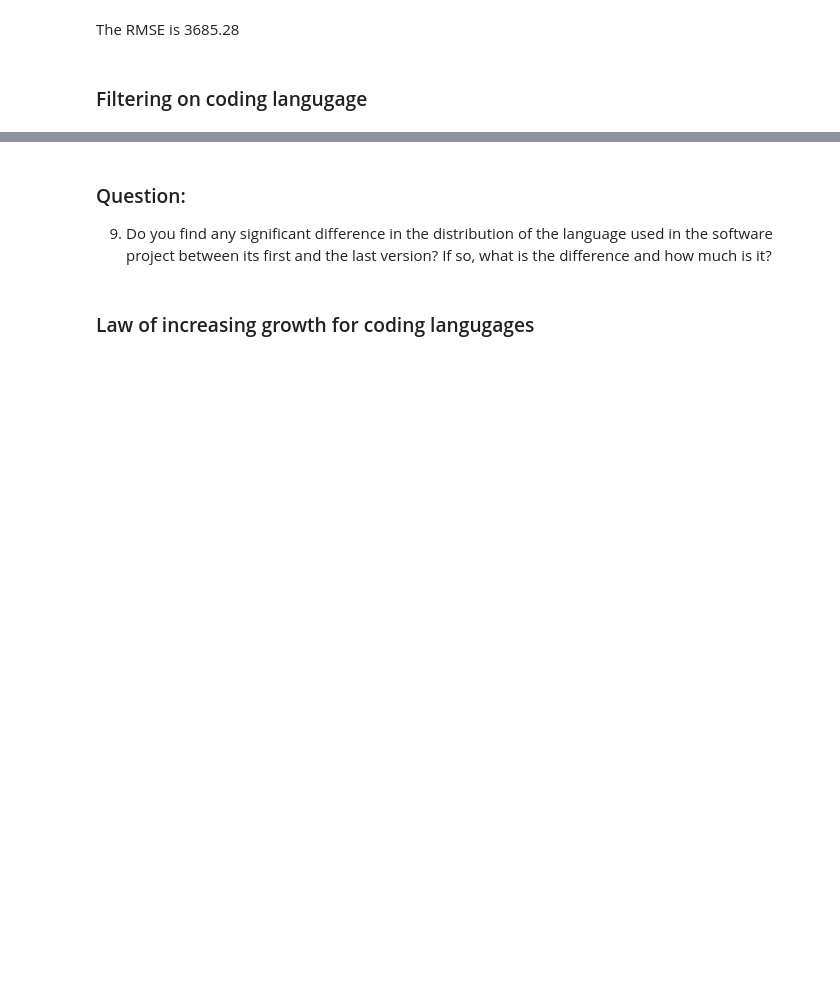
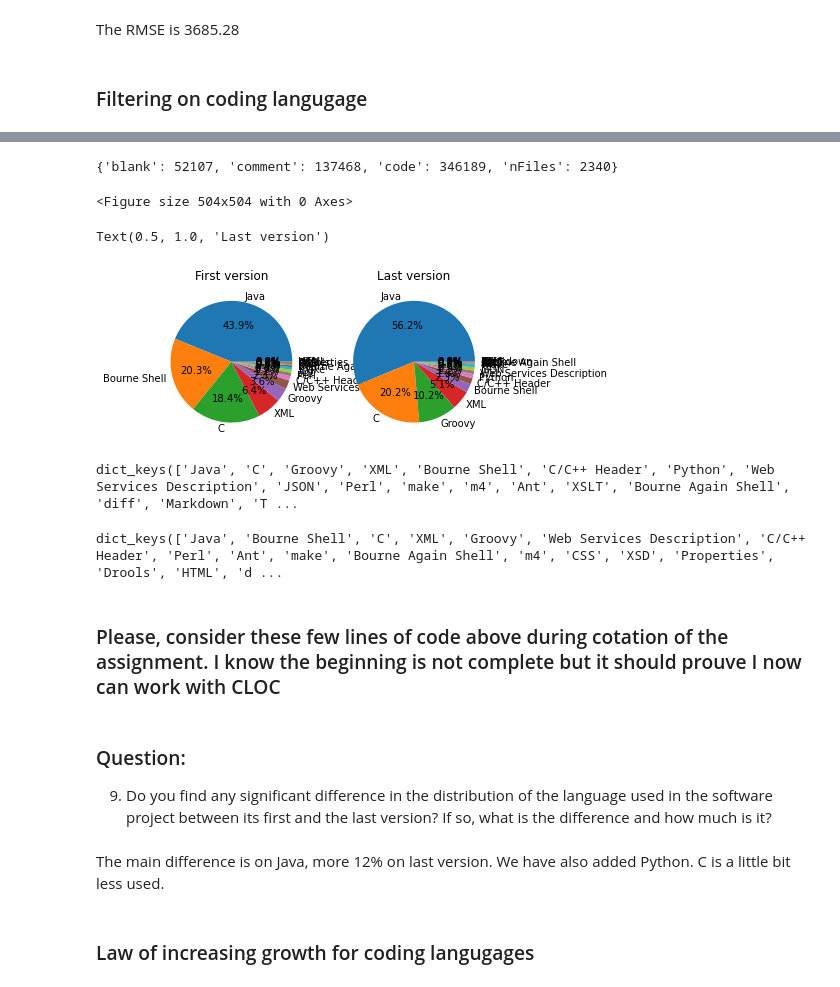
Before and after one commit to UmonsVDA/Software_evolution_TP2_2023, a Jupyter notebook: TP2_section2.ipynb, the cells around one changed output, grey strips where cells are left out. Saved outputs shown, nothing was run; the diff lists cells and outputs as text; code cells hidden in the pictures; blank space fills up the shorter version.

```diff
--- a/TP2_section2.ipynb
+++ b/TP2_section2.ipynb
@@ -73,5 +75,11 @@ process = subprocess.Popen(command, stdout=subprocess.PIPE, shell=True)
 command = f'cloc --git --json {eucalyptus_project_path}'
 process = subprocess.Popen(command, stdout=subprocess.PIPE, shell=True)
 process
+
+data = ""
+data+=process.stdout.read().decode("utf-8")
+
+data = json.loads(data)
+data
 # %% [output]
 <subprocess.Popen at 0x...>
@@ -346,5 +365,52 @@ Consider the prominent langugages used in this software project and plot the dis
+# %%
+# Your plotting code here
+plt.figure(figsize=(7,7))
+data_first_version_copy = data_first_version.copy()
+data_first_version_copy.pop('header')
+data_first_version_copy.pop('SUM')
+
+
+data_last_version_copy = data_last_version.copy()
+data_last_version_copy.pop('header')
+data_last_version_copy.pop('SUM')
+# %% [output]
+{'blank': 52107, 'comment': 137468, 'code': 346189, 'nFiles': 2340}
+<Figure size 504x504 with 0 Axes>
+# %%
+keys_first = data_first_version_copy.keys()
+for key in keys_first:
+    data_first_version_copy[key] = data_first_version_copy[key]['code']
+# %%
+keys_last = data_last_version_copy.keys()
+for key in keys_last:
+    data_last_version_copy[key] = data_last_version_copy[key]['code']
+# %%
+# plot pie chart for first version
+plt.subplot(1,2,1)
+plt.pie(data_first_version_copy.values(),labels=data_first_version_copy.keys(),autopct='%1.1f%%')
+plt.title('First version')
+
+# plot pie chart for last version
+plt.subplot(1,2,2)
+plt.pie(data_last_version_copy.values(),labels=data_last_version_copy.keys(),autopct='%1.1f%%')
+plt.title('Last version')
+# %% [output]
+Text(0.5, 1.0, 'Last version')
+[figure, added]
+# %%
+data_last_version_copy.keys()
+# %% [output]
+dict_keys(['Java', 'C', 'Groovy', 'XML', 'Bourne Shell', 'C/C++ Header', 'Python', 'Web Services Description', 'JSON', 'Perl', 'make', 'm4', 'Ant', 'XSLT', 'Bourne Again Shell', 'diff', 'Markdown', 'T ...
+# %%
+data_first_version_copy.keys()
+# %% [output]
+dict_keys(['Java', 'Bourne Shell', 'C', 'XML', 'Groovy', 'Web Services Description', 'C/C++ Header', 'Perl', 'Ant', 'make', 'Bourne Again Shell', 'm4', 'CSS', 'XSD', 'Properties', 'Drools', 'HTML', 'd ...
+# %% [markdown]
+### Please, consider these few lines of code above during cotation of the assignment. I know the beginning is not complete but it should prouve I now can work with CLOC
 # %% [markdown]
 ### Question:
 9. Do you find any significant difference in the distribution of the language used in the software project between its first and the last version? If so, what is the difference and how much is it?
+# %% [markdown]
+The main difference is on Java, more 12% on last version. We have also added Python. C is a little bit less used.
 # %% [markdown]
 ### Law of increasing growth for coding langugages
```
Also changed, not shown: parts of 18 cells of this notebook.
